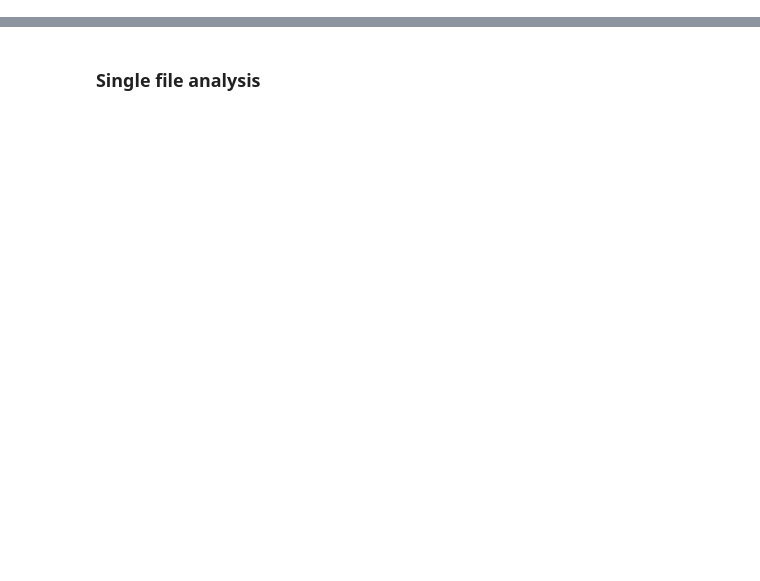
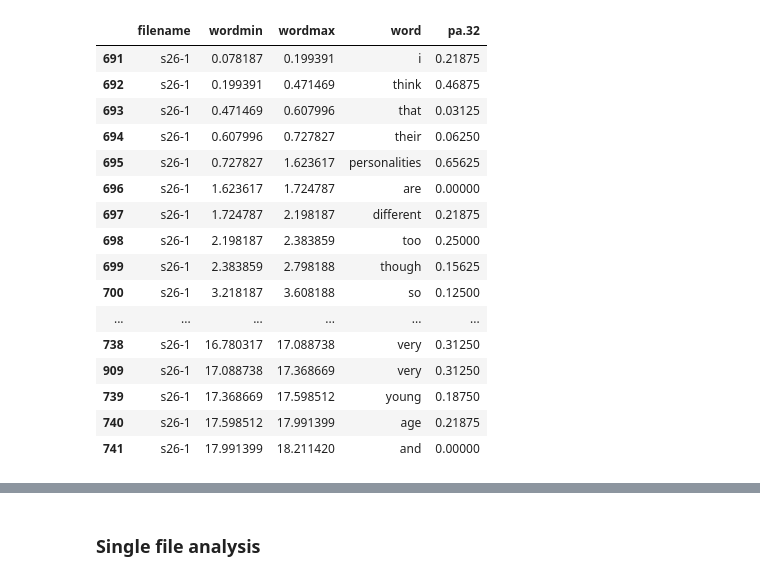
Before and after one commit to interactiveaudiolab/emphases, a Jupyter notebook: utils/eval.ipynb, the cells around one changed output, grey strips where cells are left out. Saved outputs shown, nothing was run; the diff lists cells and outputs as text; code cells hidden in the pictures; blank space fills up the shorter version.

Commit message:
corrected alignment and annotation mismatch

```diff
--- a/utils/eval.ipynb
+++ b/utils/eval.ipynb
@@ -12,5 +12,7 @@ warnings.filterwarnings('ignore')
 # %%
 annotations = pd.read_csv('./BuckEye-annotations.csv')
 # %%
-speaker_df = annotations[annotations['filename']=='s02-1'][['filename', 'wordmin', 'wordmax', 'word', 'pa.32']]
+speaker_df = annotations[annotations['filename']=='s26-1'][['filename', 'wordmin', 'wordmax', 'word', 'pa.32']]
 speaker_df.sort_values(by='wordmin').to_csv('tmp', index=False, sep='\t')
+
+speaker_df = speaker_df.sort_values(by='wordmin')
@@ -16,0 +22,20 @@ speaker_df.sort_values(by='wordmin').to_csv('tmp', index=False, sep='\t')
+# %%
+speaker_df
+# %% [output]
+|  | filename | wordmin | wordmax | word | pa.32 |
+| 691 | s26-1 | 0.078187 | 0.199391 | i | 0.21875 |
+| 692 | s26-1 | 0.199391 | 0.471469 | think | 0.46875 |
+| 693 | s26-1 | 0.471469 | 0.607996 | that | 0.03125 |
+| 694 | s26-1 | 0.607996 | 0.727827 | their | 0.06250 |
+| 695 | s26-1 | 0.727827 | 1.623617 | personalities | 0.65625 |
+| 696 | s26-1 | 1.623617 | 1.724787 | are | 0.00000 |
+| 697 | s26-1 | 1.724787 | 2.198187 | different | 0.21875 |
+| 698 | s26-1 | 2.198187 | 2.383859 | too | 0.25000 |
+| 699 | s26-1 | 2.383859 | 2.798188 | though | 0.15625 |
+| 700 | s26-1 | 3.218187 | 3.608188 | so | 0.12500 |
+| ... | ... | ... | ... | ... | ... |
+| 738 | s26-1 | 16.780317 | 17.088738 | very | 0.31250 |
+| 909 | s26-1 | 17.088738 | 17.368669 | very | 0.31250 |
+| 739 | s26-1 | 17.368669 | 17.598512 | young | 0.18750 |
+| 740 | s26-1 | 17.598512 | 17.991399 | age | 0.21875 |
+| 741 | s26-1 | 17.991399 | 18.211420 | and | 0.00000 |
```
Also changed, not shown: parts of 16 cells of this notebook, 9 other files.
